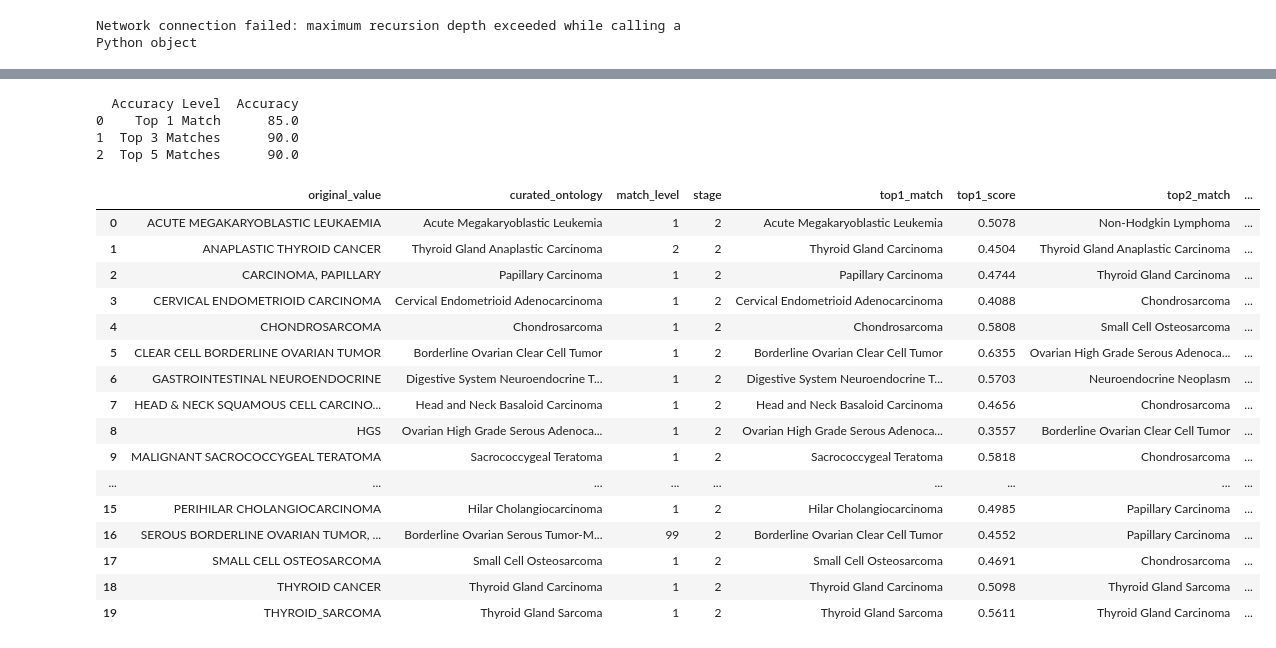
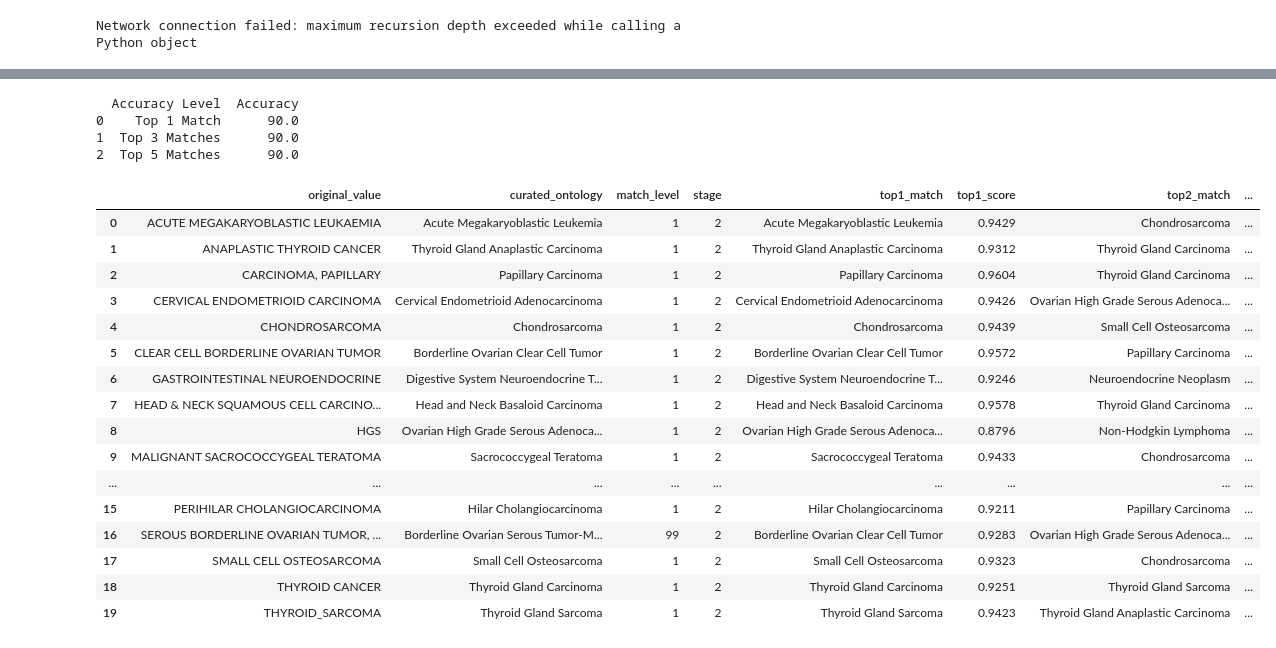
Before and after one commit to shbrief/MetaHarmonizer, a Jupyter notebook: demo_nb/cc_om_test_0627.ipynb, the cells around one changed output, grey strips where cells are left out. Cells and saved outputs as stored; diff of their text form; code cells hidden in the pictures.

```diff
--- a/demo_nb/cc_om_test_0627.ipynb
+++ b/demo_nb/cc_om_test_0627.ipynb
@@ -795,14 +1118,13 @@ st_sapbert_result
 # %%
-# rag Strategy w/ SapBERT-mean-token
+# rag Strategy w/
 other_params = {"test_or_prod": "test"}
-onto_engine_small = ome.OntoMapEngine(
-    method='mt-sap-bert',
-    category='disease',
-    topk=5,
-    query=query_list,
-    corpus=small_corpus_list,
-    cura_map=cura_map,
-    om_strategy='rag',
-    **other_params)
-rag_sapbert_result = onto_engine_small.run()
+onto_engine_small = ome.OntoMapEngine(method='pubmed-bert',
+                                      category='disease_sample',
+                                      topk=5,
+                                      query=query_list,
+                                      corpus=small_corpus_list,
+                                      cura_map=cura_map,
+                                      om_strategy='rag',
+                                      **other_params)
+rag_pubmed_result = onto_engine_small.run()
 # %% [output]
@@ -819,28 +1150,28 @@ Error fetching NCI code for 'Breast Papillary Ductal Carcinoma with Invasion': N
 # %%
-rag_sapbert_accuracy_df = calc.calc_accuracy(rag_sapbert_result)
-print(rag_sapbert_accuracy_df)
+rag_pubmed_accuracy_df = calc.calc_accuracy(rag_pubmed_result)
+print(rag_pubmed_accuracy_df)
 # %% [output]
   Accuracy Level  Accuracy
-0    Top 1 Match      85.0
+0    Top 1 Match      90.0
 1  Top 3 Matches      90.0
 2  Top 5 Matches      90.0
 # %%
-rag_sapbert_result
+rag_pubmed_result
 # %% [output]
 |  | original_value | curated_ontology | match_level | stage | top1_match | top1_score | top2_match | ... |
-| 0 | ACUTE MEGAKARYOBLASTIC LEUKAEMIA | Acute Megakaryoblastic Leukemia | 1 | 2 | Acute Megakaryoblastic Leukemia | 0.5078 | Non-Hodgkin Lymphoma | ... |
-| 1 | ANAPLASTIC THYROID CANCER | Thyroid Gland Anaplastic Carcinoma | 2 | 2 | Thyroid Gland Carcinoma | 0.4504 | Thyroid Gland Anaplastic Carcinoma | ... |
-| 2 | CARCINOMA, PAPILLARY | Papillary Carcinoma | 1 | 2 | Papillary Carcinoma | 0.4744 | Thyroid Gland Carcinoma | ... |
-| 3 | CERVICAL ENDOMETRIOID CARCINOMA | Cervical Endometrioid Adenocarcinoma | 1 | 2 | Cervical Endometrioid Adenocarcinoma | 0.4088 | Chondrosarcoma | ... |
-| 4 | CHONDROSARCOMA | Chondrosarcoma | 1 | 2 | Chondrosarcoma | 0.5808 | Small Cell Osteosarcoma | ... |
-| 5 | CLEAR CELL BORDERLINE OVARIAN TUMOR | Borderline Ovarian Clear Cell Tumor | 1 | 2 | Borderline Ovarian Clear Cell Tumor | 0.6355 | Ovarian High Grade Serous Adenoca... | ... |
-| 6 | GASTROINTESTINAL NEUROENDOCRINE | Digestive System Neuroendocrine T... | 1 | 2 | Digestive System Neuroendocrine T... | 0.5703 | Neuroendocrine Neoplasm | ... |
-| 7 | HEAD & NECK SQUAMOUS CELL CARCINO... | Head and Neck Basaloid Carcinoma | 1 | 2 | Head and Neck Basaloid Carcinoma | 0.4656 | Chondrosarcoma | ... |
-| 8 | HGS | Ovarian High Grade Serous Adenoca... | 1 | 2 | Ovarian High Grade Serous Adenoca... | 0.3557 | Borderline Ovarian Clear Cell Tumor | ... |
-| 9 | MALIGNANT SACROCOCCYGEAL TERATOMA | Sacrococcygeal Teratoma | 1 | 2 | Sacrococcygeal Teratoma | 0.5818 | Chondrosarcoma | ... |
+| 0 | ACUTE MEGAKARYOBLASTIC LEUKAEMIA | Acute Megakaryoblastic Leukemia | 1 | 2 | Acute Megakaryoblastic Leukemia | 0.9429 | Chondrosarcoma | ... |
+| 1 | ANAPLASTIC THYROID CANCER | Thyroid Gland Anaplastic Carcinoma | 1 | 2 | Thyroid Gland Anaplastic Carcinoma | 0.9312 | Thyroid Gland Carcinoma | ... |
+| 2 | CARCINOMA, PAPILLARY | Papillary Carcinoma | 1 | 2 | Papillary Carcinoma | 0.9604 | Thyroid Gland Carcinoma | ... |
+| 3 | CERVICAL ENDOMETRIOID CARCINOMA | Cervical Endometrioid Adenocarcinoma | 1 | 2 | Cervical Endometrioid Adenocarcinoma | 0.9426 | Ovarian High Grade Serous Adenoca... | ... |
+| 4 | CHONDROSARCOMA | Chondrosarcoma | 1 | 2 | Chondrosarcoma | 0.9439 | Small Cell Osteosarcoma | ... |
+| 5 | CLEAR CELL BORDERLINE OVARIAN TUMOR | Borderline Ovarian Clear Cell Tumor | 1 | 2 | Borderline Ovarian Clear Cell Tumor | 0.9572 | Papillary Carcinoma | ... |
+| 6 | GASTROINTESTINAL NEUROENDOCRINE | Digestive System Neuroendocrine T... | 1 | 2 | Digestive System Neuroendocrine T... | 0.9246 | Neuroendocrine Neoplasm | ... |
+| 7 | HEAD & NECK SQUAMOUS CELL CARCINO... | Head and Neck Basaloid Carcinoma | 1 | 2 | Head and Neck Basaloid Carcinoma | 0.9578 | Thyroid Gland Carcinoma | ... |
+| 8 | HGS | Ovarian High Grade Serous Adenoca... | 1 | 2 | Ovarian High Grade Serous Adenoca... | 0.8796 | Non-Hodgkin Lymphoma | ... |
+| 9 | MALIGNANT SACROCOCCYGEAL TERATOMA | Sacrococcygeal Teratoma | 1 | 2 | Sacrococcygeal Teratoma | 0.9433 | Chondrosarcoma | ... |
 | ... | ... | ... | ... | ... | ... | ... | ... | ... |
-| 15 | PERIHILAR CHOLANGIOCARCINOMA | Hilar Cholangiocarcinoma | 1 | 2 | Hilar Cholangiocarcinoma | 0.4985 | Papillary Carcinoma | ... |
-| 16 | SEROUS BORDERLINE OVARIAN TUMOR, ... | Borderline Ovarian Serous Tumor-M... | 99 | 2 | Borderline Ovarian Clear Cell Tumor | 0.4552 | Papillary Carcinoma | ... |
-| 17 | SMALL CELL OSTEOSARCOMA | Small Cell Osteosarcoma | 1 | 2 | Small Cell Osteosarcoma | 0.4691 | Chondrosarcoma | ... |
-| 18 | THYROID CANCER | Thyroid Gland Carcinoma | 1 | 2 | Thyroid Gland Carcinoma | 0.5098 | Thyroid Gland Sarcoma | ... |
-| 19 | THYROID_SARCOMA | Thyroid Gland Sarcoma | 1 | 2 | Thyroid Gland Sarcoma | 0.5611 | Thyroid Gland Carcinoma | ... |
+| 15 | PERIHILAR CHOLANGIOCARCINOMA | Hilar Cholangiocarcinoma | 1 | 2 | Hilar Cholangiocarcinoma | 0.9211 | Papillary Carcinoma | ... |
+| 16 | SEROUS BORDERLINE OVARIAN TUMOR, ... | Borderline Ovarian Serous Tumor-M... | 99 | 2 | Borderline Ovarian Clear Cell Tumor | 0.9283 | Ovarian High Grade Serous Adenoca... | ... |
+| 17 | SMALL CELL OSTEOSARCOMA | Small Cell Osteosarcoma | 1 | 2 | Small Cell Osteosarcoma | 0.9323 | Chondrosarcoma | ... |
+| 18 | THYROID CANCER | Thyroid Gland Carcinoma | 1 | 2 | Thyroid Gland Carcinoma | 0.9251 | Thyroid Gland Sarcoma | ... |
+| 19 | THYROID_SARCOMA | Thyroid Gland Sarcoma | 1 | 2 | Thyroid Gland Sarcoma | 0.9423 | Thyroid Gland Anaplastic Carcinoma | ... |
```
Also changed, not shown: parts of 75 cells of this notebook, 1 other file.
